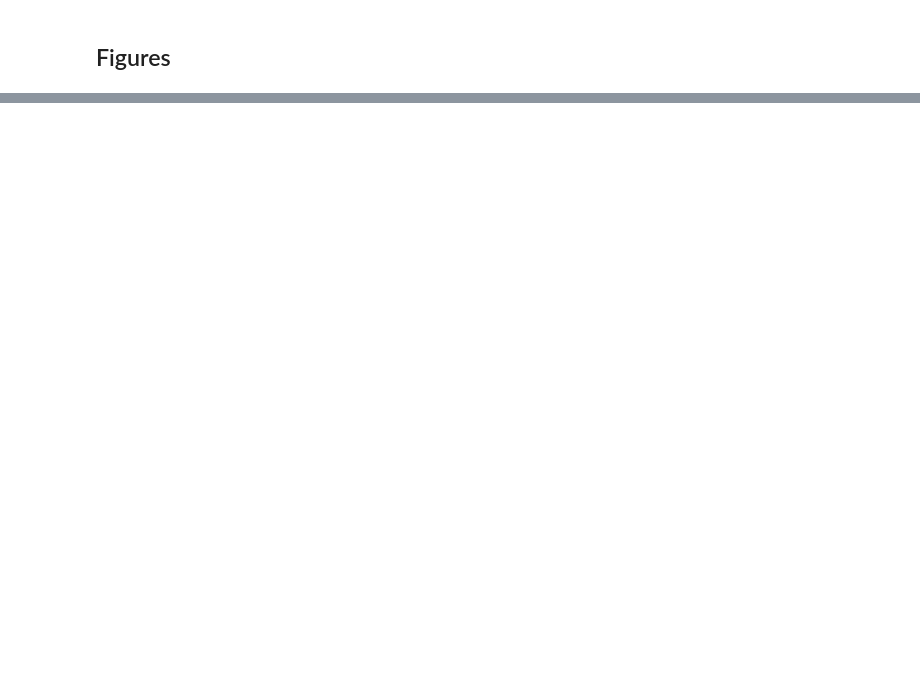
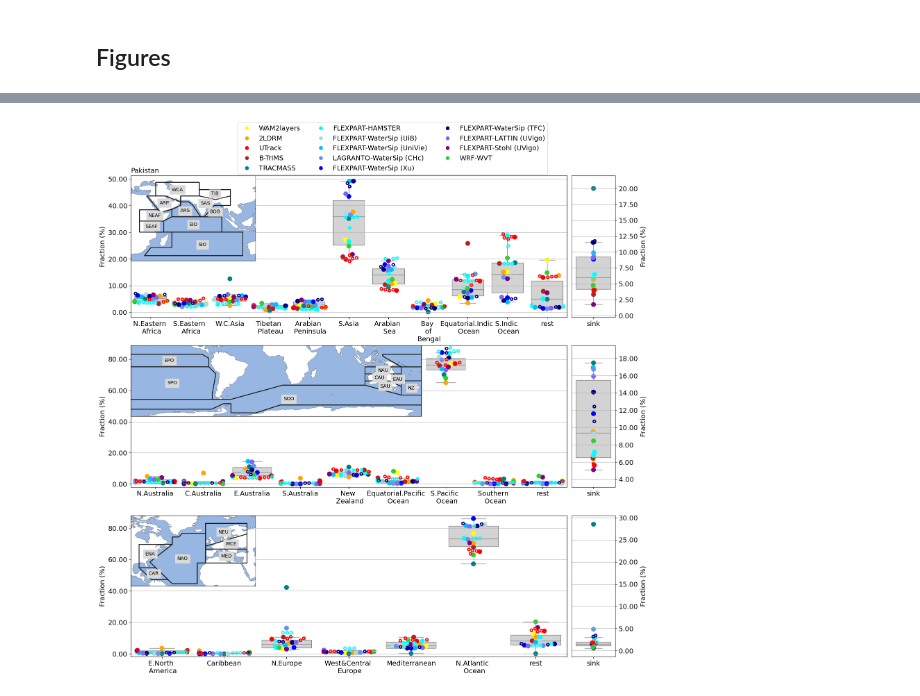
Before and after one commit to WAM2layers/Moisture_tracking_intercomparison, a Jupyter notebook: BeeswarmAndBoxPlots_AllCases.ipynb, the cells around one changed output, grey strips where cells are left out. Cells and saved outputs as stored; diff of their text form; code cells hidden in the pictures; blank space fills up the shorter version.

```diff
--- a/BeeswarmAndBoxPlots_AllCases.ipynb
+++ b/BeeswarmAndBoxPlots_AllCases.ipynb
@@ -256,0 +339,81 @@ plt.savefig(figname, dpi=600, bbox_inches='tight')
+# %%
+fig, axs = plt.subplots(nrows=3, ncols=2, figsize=(18, 18), width_ratios=[10, 1])
+plt.subplots_adjust(wspace=0.02, hspace=0.25)
+fontsize = 14
+my_proj = crs.PlateCarree(central_longitude=0.0)
+
+# Pakistan
+# Beeswarm plot of CMIP regions
+ax = axs[0, 0]
+df = df_pakistan.copy()
+df_nosink = df.drop(df[df['region']=='sink'].index)
+beeswarm_plot(ax, df_nosink, fontsize=fontsize)
+ax.legend(bbox_to_anchor=(0.6, 1.45), loc='upper center', ncols=3, prop={'size': fontsize})
+ax.set_title('a) Pakistan', fontsize=fontsize, loc='left')
+
+# Recycling
+ax = axs[0, 1]
+df_sink = df.drop(df[df['region']!='sink'].index)
+beeswarm_plot(ax, df_sink, fontsize=fontsize)
+ax.get_legend().remove()
+ax.yaxis.tick_right()
+ax.yaxis.set_label_position("right")
+
+# IPCC regions
+p1 = axs[0, 0].get_position()
+ax2 = fig.add_axes([p1.x0, p1.y1-1.2*p1.height/2, p1.width/3.5, 1.2*p1.height/2], projection=my_proj)
+selected_regions_pakistan.plot(ax=ax2, label="abbrev", add_ocean=True)
+ax2.set_extent([20., 120., -30., 40.])
+ax2.set_aspect('auto')
+
+# Australia
+# Beeswarm plot of CMIP regions
+ax = axs[1, 0]
+df = df_australia.copy()
+df_nosink = df.drop(df[df['region']=='sink'].index)
+beeswarm_plot(ax, df_nosink, fontsize=fontsize)
+ax.get_legend().remove()
+ax.set_title('b) Australia', fontsize=fontsize, loc='left')
+
+# Recycling
+ax = axs[1, 1]
+df_sink = df.drop(df[df['region']!='sink'].index)
+beeswarm_plot(ax, df_sink, fontsize=fontsize)
+ax.get_legend().remove()
+ax.yaxis.tick_right()
+ax.yaxis.set_label_position("right")
+
+# IPCC regions
+p1 = axs[1, 0].get_position()
+ax2 = fig.add_axes([p1.x0, p1.y1-1.5*p1.height/3, p1.width/1.5, 1.5*p1.height/3], projection=my_proj)
+selected_regions_australia.plot(ax=ax2, label="abbrev", add_ocean=True)
+ax2.set_extent([-160., 180., -80., 20.])
+ax2.set_aspect('auto')
+
+# Scotland
+# Beeswarm plot of CMIP regions
+ax = axs[2, 0]
+df = df_scotland.copy()
+df_nosink = df.drop(df[df['region']=='sink'].index)
+beeswarm_plot(ax, df_nosink, fontsize=fontsize)
+ax.get_legend().remove()
+ax.set_title('c) Scotland', fontsize=fontsize, loc='left')
+
+# Recyling
+ax = axs[2, 1]
+df_sink = df.drop(df[df['region']!='sink'].index)
+beeswarm_plot(ax, df_sink, fontsize=fontsize)
+ax.get_legend().remove()
+ax.yaxis.tick_right()
+ax.yaxis.set_label_position("right")
+
+# IPCC regions
+p1 = axs[2, 0].get_position()
+ax2 = fig.add_axes([p1.x0, p1.y1-1.5*p1.height/3, p1.width/3.5, 1.5*p1.height/3], projection=my_proj)
+selected_regions_scotland.plot(ax=ax2, label="abbrev", add_ocean=True)
+ax2.set_extent([-100., 50., 5., 60.])
+ax2.set_aspect('auto')
+
+plt.savefig('BeeswarmAndBoxPlots_AllCases.png', dpi=600, bbox_inches='tight')
+# %% [output]
+[figure, added]
```
Also changed, not shown: parts of 20 cells of this notebook.
